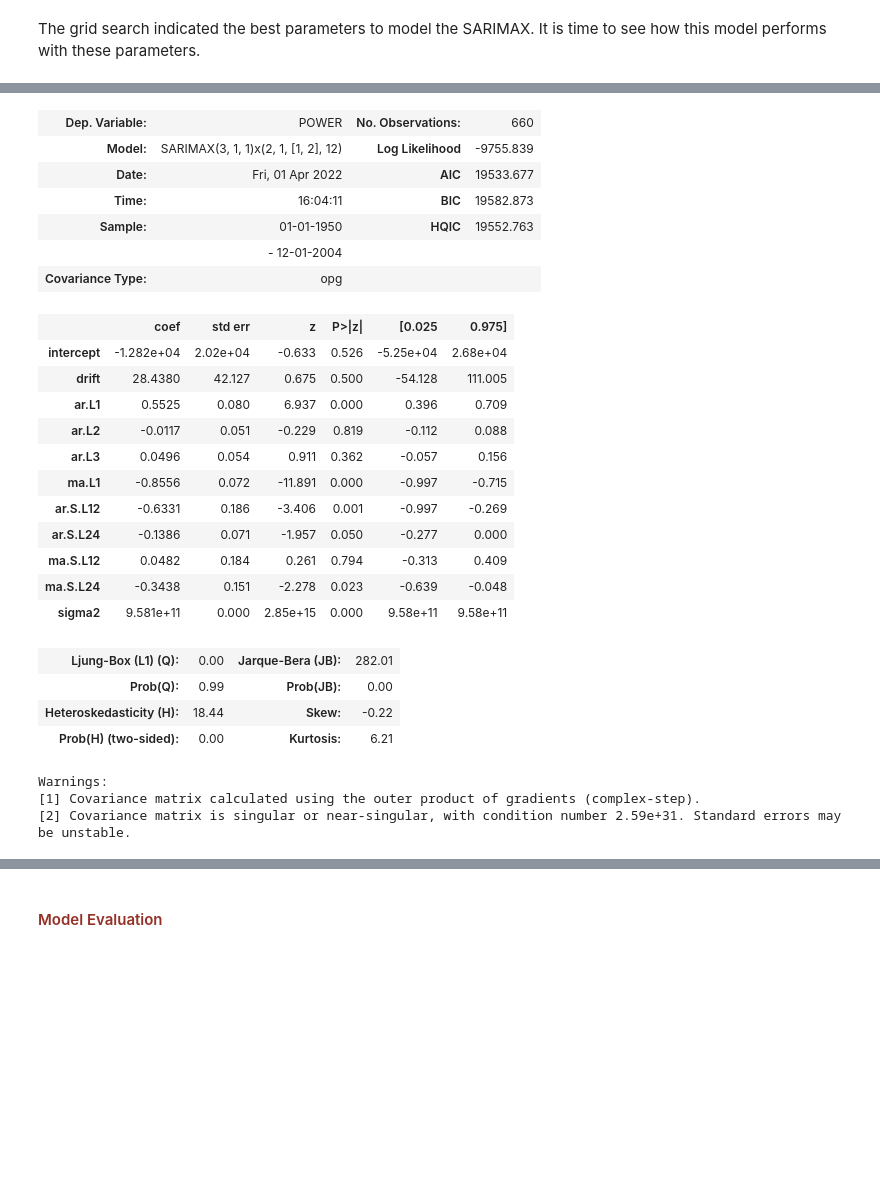
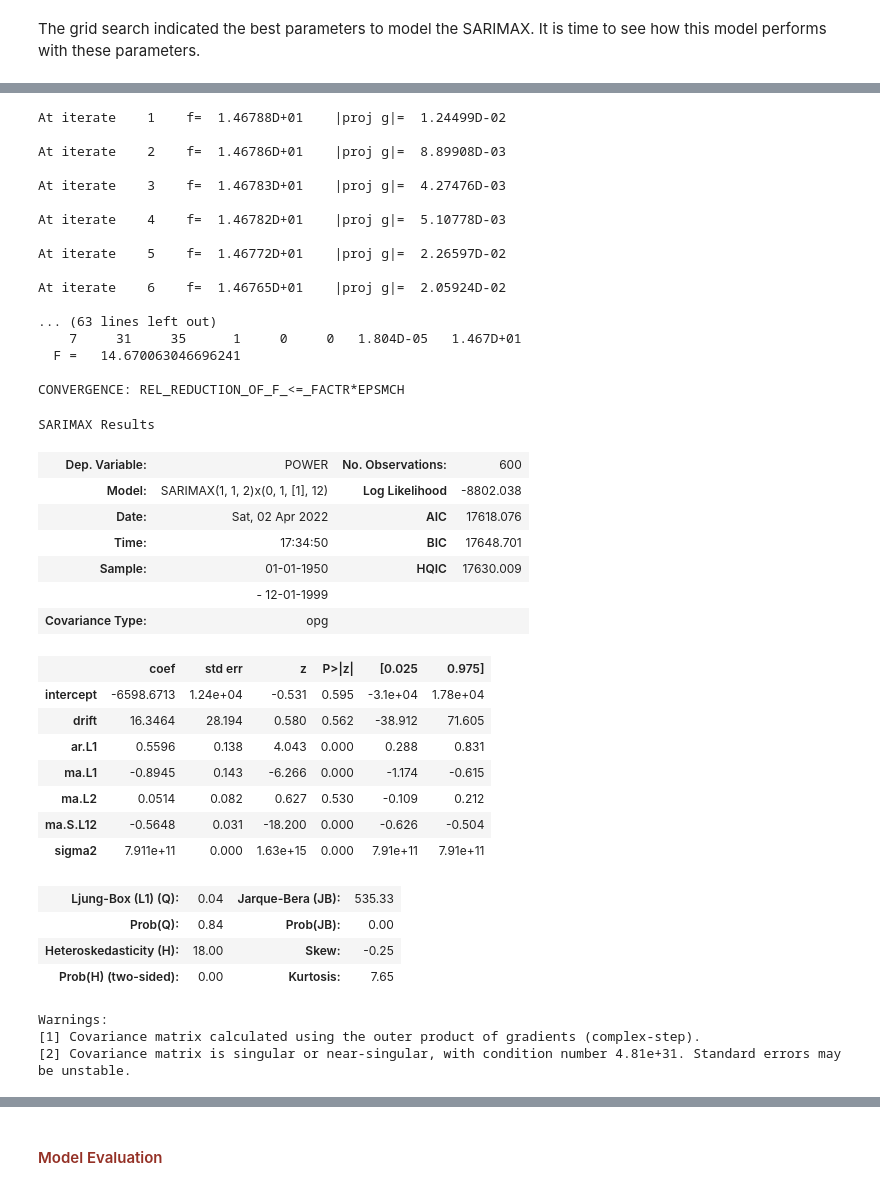
Before and after one commit to VanniaMWD/Capstone-power, a Jupyter notebook: 02_ARIMA.ipynb, the cells around one changed output, grey strips where cells are left out. Saved outputs shown, nothing was run; the diff lists cells and outputs as text; code cells hidden in the pictures; blank space fills up the shorter version.

```diff
--- a/02_ARIMA.ipynb
+++ b/02_ARIMA.ipynb
@@ -177,6 +185,6 @@ The training dataset will be divided in years previous to 2005 whereas the test
 # %%
-train = canada.loc[canada.index <= "2005-12-01", "seasonal_difference"].dropna() #2005-12-01
-test = canada.loc[canada.index >= "2005-12-01", "seasonal_difference"]#2005-12-01
+train = canada.loc[canada.index <= "1999-12-01", "seasonal_difference"].dropna() #2005-12-01
+test = canada.loc[canada.index > "1999-12-01", "seasonal_difference"]#2005-12-01
 # %%
 fig = go.Figure()
 fig.add_trace(go.Scatter(x=train.index, y=train, mode='lines', line_color='#A6857A', name="Train"))
@@ -470,5 +478,5 @@ The training dataset will be divided in years previous to 2004 whereas the test
 # %%
-train2=canada.loc[:'2004','POWER']
-train2.head()
+train2=canada.loc[:'1999','POWER']
+train2.tail()
 # %% [output]
 REF_DATE
@@ -696,17 +691,17 @@ Warnings:
 # %% [markdown]
 The grid search indicated the best parameters to model the SARIMAX. It is time to see how this model performs with these parameters.
 # %%
-p_param = 3
+p_param = 1
 d_param = 1
-q_param = 1
+q_param = 2
 
-P_param= 2
+P_param= 0
 D_param= 1
-Q_param= 2
+Q_param= 1
 S_param= 12
 
 model_seasonal = SARIMAX(train2, order=(p_param, d_param, q_param), seasonal_order=(P_param, D_param, Q_param, S_param), trend="ct")
-model_seasonal = model_seasonal.fit(disp=True)
+model_seasonal = model_seasonal.fit(disp=True) #adding verbosity
 
 model_seasonal.summary()
 # %% [output]
@@ -721,28 +724,42 @@ SARIMAX Results
+At iterate    1    f=  1.46788D+01    |proj g|=  1.24499D-02
+
+At iterate    2    f=  1.46786D+01    |proj g|=  8.89908D-03
+
+At iterate    3    f=  1.46783D+01    |proj g|=  4.27476D-03
+
+At iterate    4    f=  1.46782D+01    |proj g|=  5.10778D-03
+
+At iterate    5    f=  1.46772D+01    |proj g|=  2.26597D-02
+
+At iterate    6    f=  1.46765D+01    |proj g|=  2.05924D-02
+
+... (63 lines left out)
+    7     31     35      1     0     0   1.804D-05   1.467D+01
+  F =   14.670063046696241
+
+CONVERGENCE: REL_REDUCTION_OF_F_<=_FACTR*EPSMCH
+SARIMAX Results
-| Dep. Variable: | POWER | No. Observations: | 660 |
-| Model: | SARIMAX(3, 1, 1)x(2, 1, [1, 2], 12) | Log Likelihood | -9755.839 |
-| Date: | Fri, 01 Apr 2022 | AIC | 19533.677 |
-| Time: | 16:04:11 | BIC | 19582.873 |
-| Sample: | 01-01-1950 | HQIC | 19552.763 |
-|  | - 12-01-2004 |  |  |
+| Dep. Variable: | POWER | No. Observations: | 600 |
+| Model: | SARIMAX(1, 1, 2)x(0, 1, [1], 12) | Log Likelihood | -8802.038 |
+| Date: | Sat, 02 Apr 2022 | AIC | 17618.076 |
+| Time: | 17:34:50 | BIC | 17648.701 |
+| Sample: | 01-01-1950 | HQIC | 17630.009 |
+|  | - 12-01-1999 |  |  |
 | Covariance Type: | opg |  |  |
 |  | coef | std err | z | P>|z| | [0.025 | 0.975] |
-| intercept | -1.282e+04 | 2.02e+04 | -0.633 | 0.526 | -5.25e+04 | 2.68e+04 |
-| drift | 28.4380 | 42.127 | 0.675 | 0.500 | -54.128 | 111.005 |
-| ar.L1 | 0.5525 | 0.080 | 6.937 | 0.000 | 0.396 | 0.709 |
-| ar.L2 | -0.0117 | 0.051 | -0.229 | 0.819 | -0.112 | 0.088 |
-| ar.L3 | 0.0496 | 0.054 | 0.911 | 0.362 | -0.057 | 0.156 |
-| ma.L1 | -0.8556 | 0.072 | -11.891 | 0.000 | -0.997 | -0.715 |
-| ar.S.L12 | -0.6331 | 0.186 | -3.406 | 0.001 | -0.997 | -0.269 |
-| ar.S.L24 | -0.1386 | 0.071 | -1.957 | 0.050 | -0.277 | 0.000 |
-| ma.S.L12 | 0.0482 | 0.184 | 0.261 | 0.794 | -0.313 | 0.409 |
-| ma.S.L24 | -0.3438 | 0.151 | -2.278 | 0.023 | -0.639 | -0.048 |
-| sigma2 | 9.581e+11 | 0.000 | 2.85e+15 | 0.000 | 9.58e+11 | 9.58e+11 |
+| intercept | -6598.6713 | 1.24e+04 | -0.531 | 0.595 | -3.1e+04 | 1.78e+04 |
+| drift | 16.3464 | 28.194 | 0.580 | 0.562 | -38.912 | 71.605 |
+| ar.L1 | 0.5596 | 0.138 | 4.043 | 0.000 | 0.288 | 0.831 |
+| ma.L1 | -0.8945 | 0.143 | -6.266 | 0.000 | -1.174 | -0.615 |
+| ma.L2 | 0.0514 | 0.082 | 0.627 | 0.530 | -0.109 | 0.212 |
+| ma.S.L12 | -0.5648 | 0.031 | -18.200 | 0.000 | -0.626 | -0.504 |
+| sigma2 | 7.911e+11 | 0.000 | 1.63e+15 | 0.000 | 7.91e+11 | 7.91e+11 |
-| Ljung-Box (L1) (Q): | 0.00 | Jarque-Bera (JB): | 282.01 |
-| Prob(Q): | 0.99 | Prob(JB): | 0.00 |
-| Heteroskedasticity (H): | 18.44 | Skew: | -0.22 |
-| Prob(H) (two-sided): | 0.00 | Kurtosis: | 6.21 |
+| Ljung-Box (L1) (Q): | 0.04 | Jarque-Bera (JB): | 535.33 |
+| Prob(Q): | 0.84 | Prob(JB): | 0.00 |
+| Heteroskedasticity (H): | 18.00 | Skew: | -0.25 |
+| Prob(H) (two-sided): | 0.00 | Kurtosis: | 7.65 |
-Warnings:
-[1] Covariance matrix calculated using the outer product of gradients (complex-step).
-[2] Covariance matrix is singular or near-singular, with condition number 2.59e+31. Standard errors may be unstable.
+Warnings:
+[1] Covariance matrix calculated using the outer product of gradients (complex-step).
+[2] Covariance matrix is singular or near-singular, with condition number 4.81e+31. Standard errors may be unstable.
 # %%
 predictions_seasonal = model_seasonal.predict(start=0, end=len(train2)+len(test2)-1)
```
Also changed, not shown: parts of 59 cells of this notebook.
